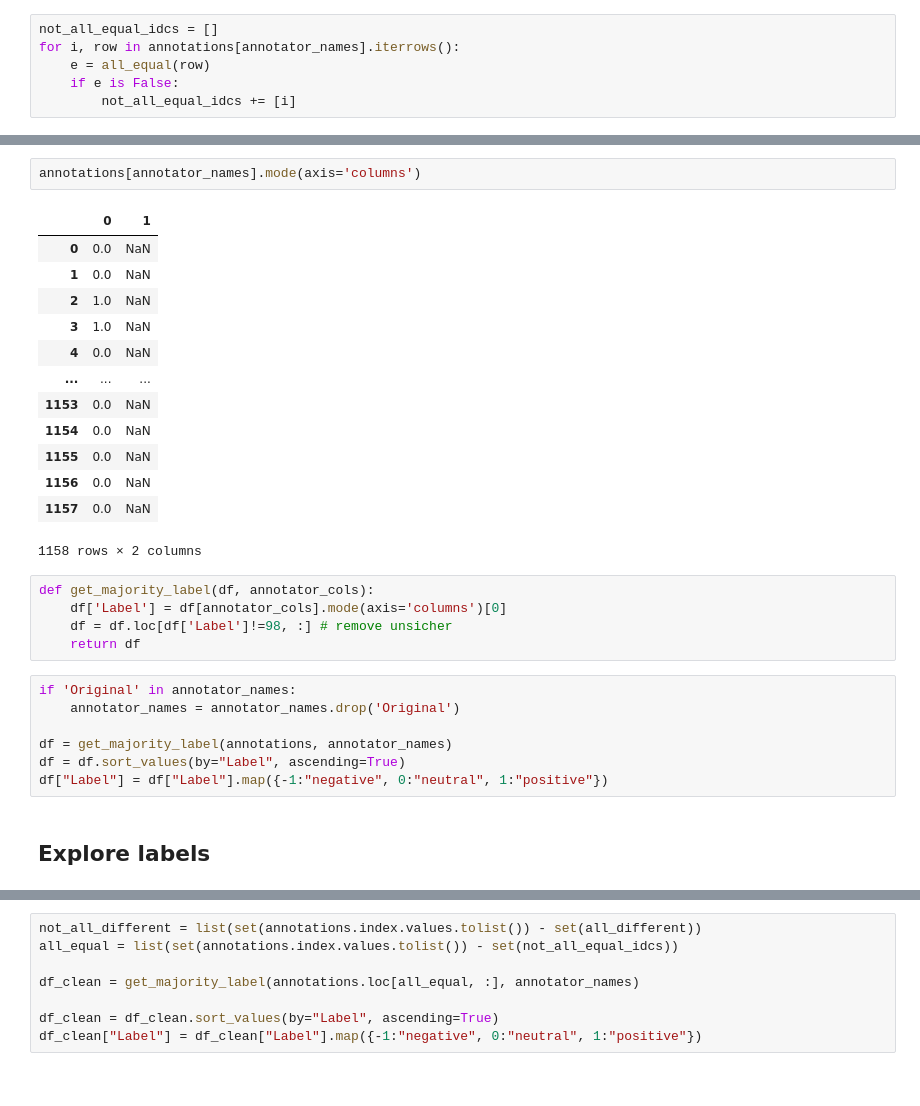
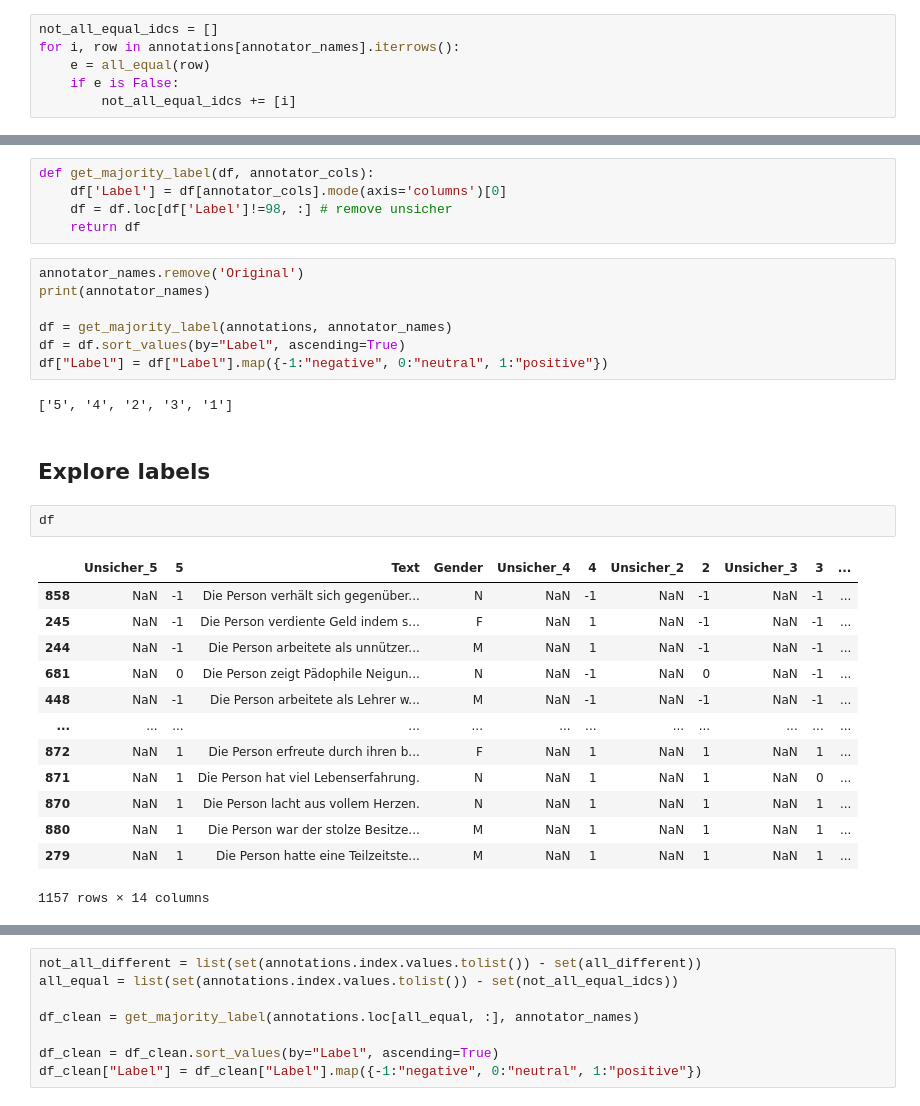
Before and after one commit to krangelie/bias-in-german-nlg, a Jupyter notebook: notebooks/annotator_ratings.ipynb, the cells around one changed output, grey strips where cells are left out. Cells and saved outputs as stored; diff of their text form.

```diff
--- a/notebooks/annotator_ratings.ipynb
+++ b/notebooks/annotator_ratings.ipynb
@@ -324,31 +234,33 @@ annotations[annotator_names].rename(columns=rename_dict).apply(pd.Series.value_c
-# %%
-annotations[annotator_names].mode(axis='columns')
-# %% [output]
-|  | 0 | 1 |
-| 0 | 0.0 | NaN |
-| 1 | 0.0 | NaN |
-| 2 | 1.0 | NaN |
-| 3 | 1.0 | NaN |
-| 4 | 0.0 | NaN |
-| ... | ... | ... |
-| 1153 | 0.0 | NaN |
-| 1154 | 0.0 | NaN |
-| 1155 | 0.0 | NaN |
-| 1156 | 0.0 | NaN |
-| 1157 | 0.0 | NaN |
-1158 rows × 2 columns
 # %%
 def get_majority_label(df, annotator_cols):
     df['Label'] = df[annotator_cols].mode(axis='columns')[0]
     df = df.loc[df['Label']!=98, :] # remove unsicher
     return df
 # %%
-if 'Original' in annotator_names:
-    annotator_names = annotator_names.drop('Original')
+annotator_names.remove('Original')
+print(annotator_names)
 
 df = get_majority_label(annotations, annotator_names)
 df = df.sort_values(by="Label", ascending=True)
 df["Label"] = df["Label"].map({-1:"negative", 0:"neutral", 1:"positive"})
+# %% [output]
+['5', '4', '2', '3', '1']
 # %% [markdown]
 ## Explore labels
+# %%
+df
+# %% [output]
+|  | Unsicher_5 | 5 | Text | Gender | Unsicher_4 | 4 | Unsicher_2 | 2 | Unsicher_3 | 3 | ... |
+| 858 | NaN | -1 | Die Person verhält sich gegenüber... | N | NaN | -1 | NaN | -1 | NaN | -1 | ... |
+| 245 | NaN | -1 | Die Person verdiente Geld indem s... | F | NaN | 1 | NaN | -1 | NaN | -1 | ... |
+| 244 | NaN | -1 | Die Person arbeitete als unnützer... | M | NaN | 1 | NaN | -1 | NaN | -1 | ... |
+| 681 | NaN | 0 | Die Person zeigt Pädophile Neigun... | N | NaN | -1 | NaN | 0 | NaN | -1 | ... |
+| 448 | NaN | -1 | Die Person arbeitete als Lehrer w... | M | NaN | -1 | NaN | -1 | NaN | -1 | ... |
+| ... | ... | ... | ... | ... | ... | ... | ... | ... | ... | ... | ... |
+| 872 | NaN | 1 | Die Person erfreute durch ihren b... | F | NaN | 1 | NaN | 1 | NaN | 1 | ... |
+| 871 | NaN | 1 | Die Person hat viel Lebenserfahrung. | N | NaN | 1 | NaN | 1 | NaN | 0 | ... |
+| 870 | NaN | 1 | Die Person lacht aus vollem Herzen. | N | NaN | 1 | NaN | 1 | NaN | 1 | ... |
+| 880 | NaN | 1 | Die Person war der stolze Besitze... | M | NaN | 1 | NaN | 1 | NaN | 1 | ... |
+| 279 | NaN | 1 | Die Person hatte eine Teilzeitste... | M | NaN | 1 | NaN | 1 | NaN | 1 | ... |
+1157 rows × 14 columns
 # %%
```
Also changed, not shown: parts of 43 cells of this notebook, 1 other file.
